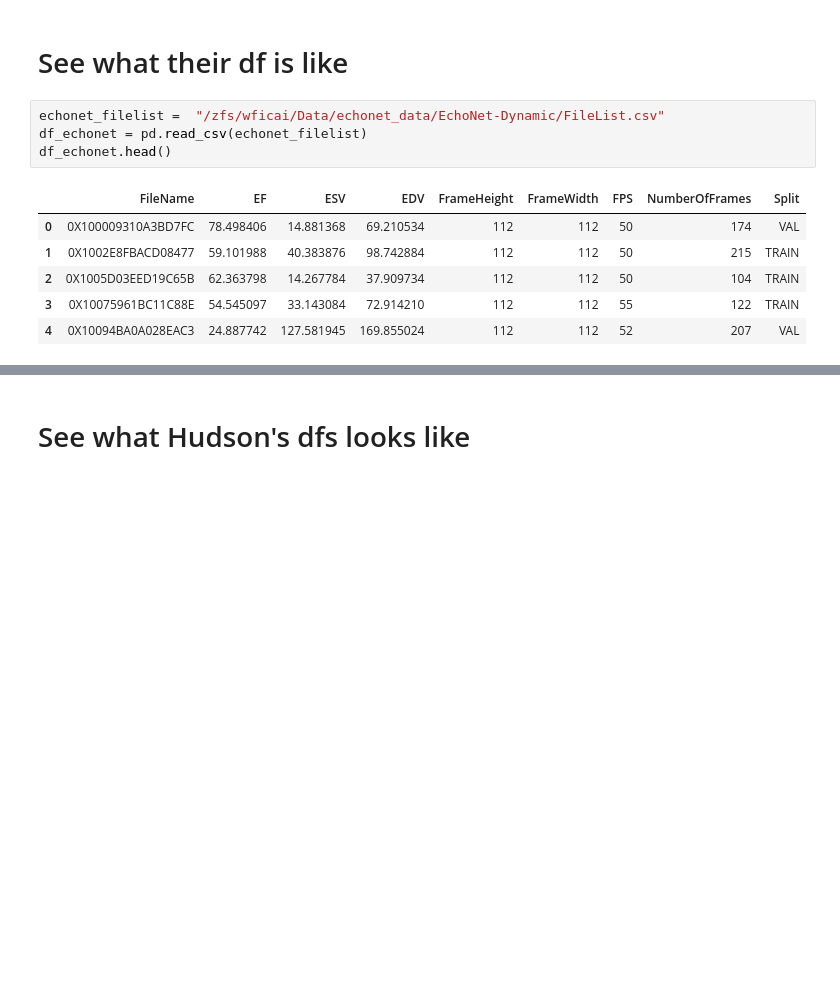
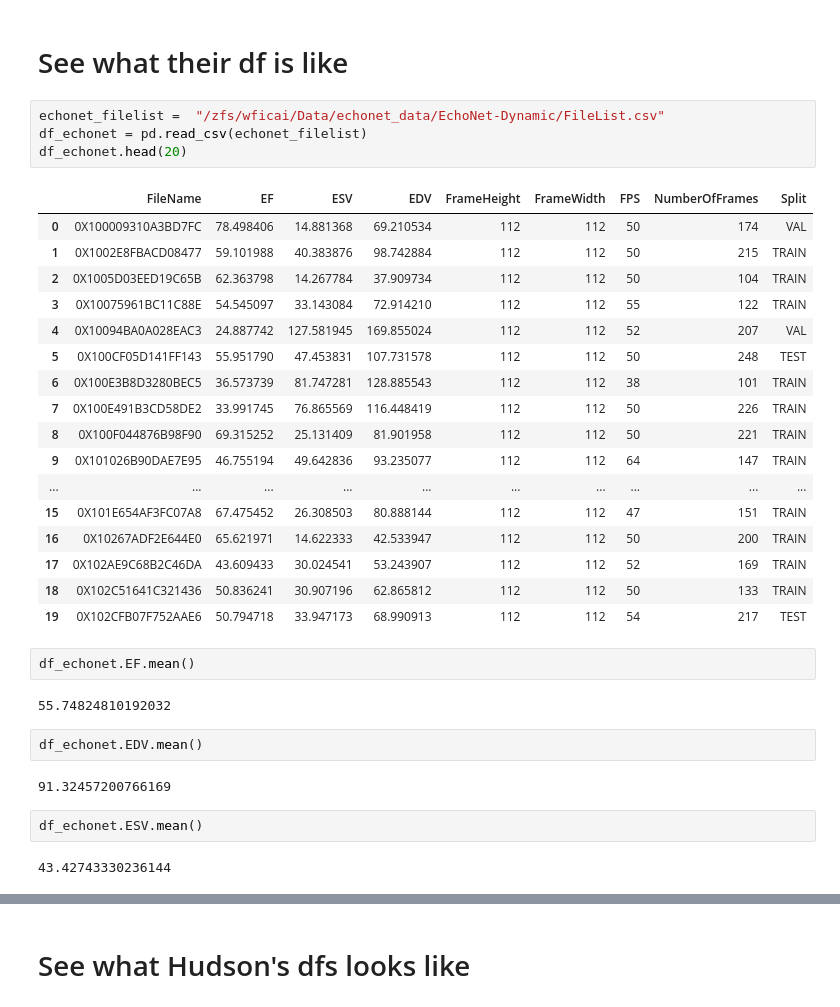
Before and after one commit to jplineb/dynamic, a Jupyter notebook: echonet/make_pda_like_echnoet.ipynb, the cells around one changed output, grey strips where cells are left out. Drawn from its saved outputs; the diff is of its cells as text; blank space fills up the shorter version.

Commit message:
notebooks for training and distribution

```diff
--- a/echonet/make_pda_like_echnoet.ipynb
+++ b/echonet/make_pda_like_echnoet.ipynb
@@ -8,11 +8,34 @@ import numpy as np
 # %%
 echonet_filelist =  "/zfs/wficai/Data/echonet_data/EchoNet-Dynamic/FileList.csv"
 df_echonet = pd.read_csv(echonet_filelist)
-df_echonet.head()
+df_echonet.head(20)
 # %% [output]
 |  | FileName | EF | ESV | EDV | FrameHeight | FrameWidth | FPS | NumberOfFrames | Split |
 | 0 | 0X100009310A3BD7FC | 78.498406 | 14.881368 | 69.210534 | 112 | 112 | 50 | 174 | VAL |
 | 1 | 0X1002E8FBACD08477 | 59.101988 | 40.383876 | 98.742884 | 112 | 112 | 50 | 215 | TRAIN |
 | 2 | 0X1005D03EED19C65B | 62.363798 | 14.267784 | 37.909734 | 112 | 112 | 50 | 104 | TRAIN |
 | 3 | 0X10075961BC11C88E | 54.545097 | 33.143084 | 72.914210 | 112 | 112 | 55 | 122 | TRAIN |
 | 4 | 0X10094BA0A028EAC3 | 24.887742 | 127.581945 | 169.855024 | 112 | 112 | 52 | 207 | VAL |
+| 5 | 0X100CF05D141FF143 | 55.951790 | 47.453831 | 107.731578 | 112 | 112 | 50 | 248 | TEST |
+| 6 | 0X100E3B8D3280BEC5 | 36.573739 | 81.747281 | 128.885543 | 112 | 112 | 38 | 101 | TRAIN |
+| 7 | 0X100E491B3CD58DE2 | 33.991745 | 76.865569 | 116.448419 | 112 | 112 | 50 | 226 | TRAIN |
+| 8 | 0X100F044876B98F90 | 69.315252 | 25.131409 | 81.901958 | 112 | 112 | 50 | 221 | TRAIN |
+| 9 | 0X101026B90DAE7E95 | 46.755194 | 49.642836 | 93.235077 | 112 | 112 | 64 | 147 | TRAIN |
+| ... | ... | ... | ... | ... | ... | ... | ... | ... | ... |
+| 15 | 0X101E654AF3FC07A8 | 67.475452 | 26.308503 | 80.888144 | 112 | 112 | 47 | 151 | TRAIN |
+| 16 | 0X10267ADF2E644E0 | 65.621971 | 14.622333 | 42.533947 | 112 | 112 | 50 | 200 | TRAIN |
+| 17 | 0X102AE9C68B2C46DA | 43.609433 | 30.024541 | 53.243907 | 112 | 112 | 52 | 169 | TRAIN |
+| 18 | 0X102C51641C321436 | 50.836241 | 30.907196 | 62.865812 | 112 | 112 | 50 | 133 | TRAIN |
+| 19 | 0X102CFB07F752AAE6 | 50.794718 | 33.947173 | 68.990913 | 112 | 112 | 54 | 217 | TEST |
+# %%
+df_echonet.EF.mean()
+# %% [output]
+55.74824810192032
+# %%
+df_echonet.EDV.mean()
+# %% [output]
+91.32457200766169
+# %%
+df_echonet.ESV.mean()
+# %% [output]
+43.42743330236144
```
Also changed, not shown: parts of 42 cells of this notebook, 3 other files.
